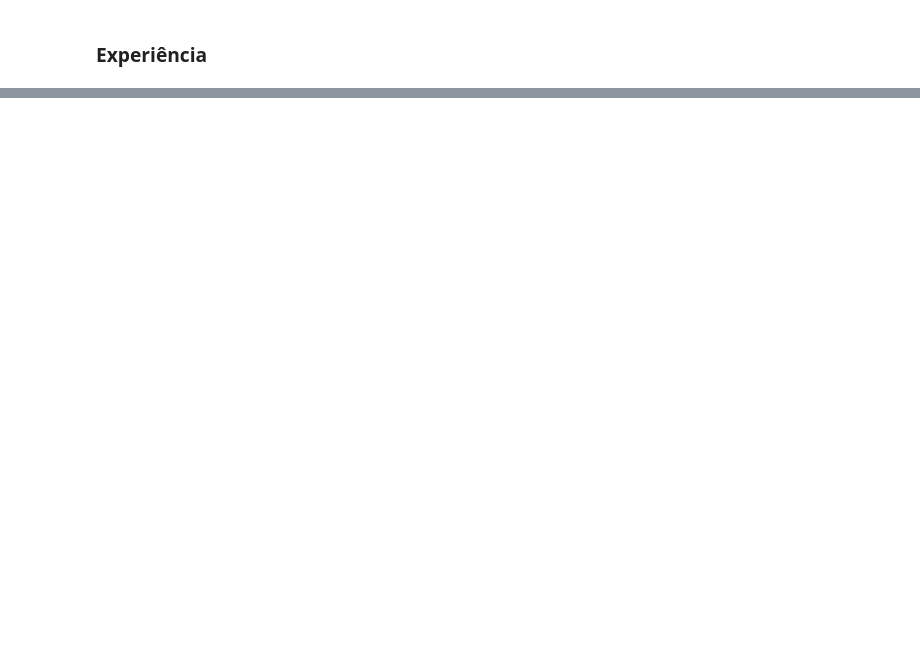
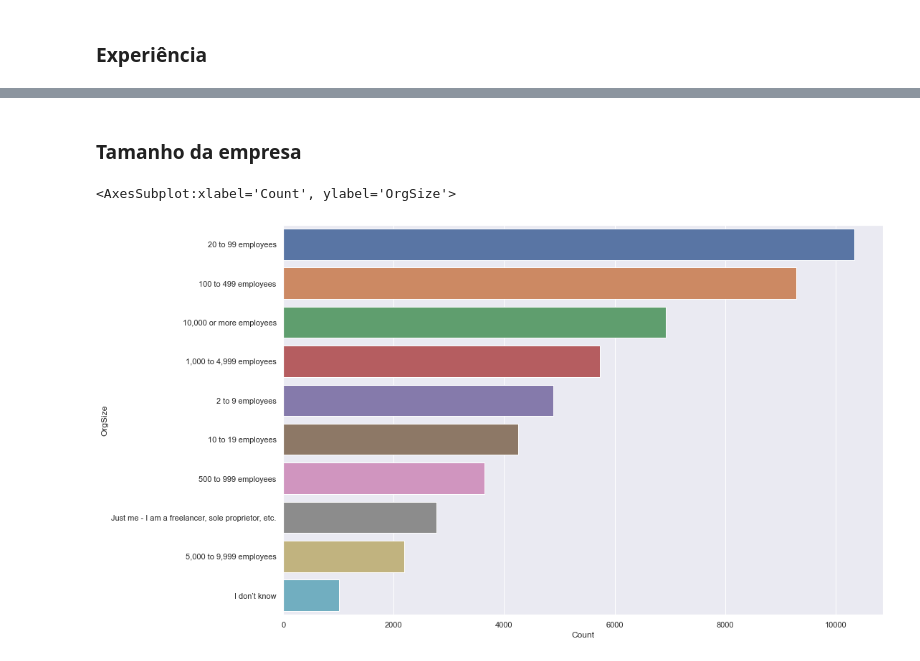
Before and after one commit to mihmilicio/data-science, a Jupyter notebook: visualizacao.ipynb, the cells around one changed output, grey strips where cells are left out. Drawn from its saved outputs; the diff is of its cells as text; code cells hidden in the pictures; blank space fills up the shorter version.

```diff
--- a/visualizacao.ipynb
+++ b/visualizacao.ipynb
@@ -180,0 +231,10 @@ sns.barplot(data=dfg_learncode, x="count", y="category", orient="h")
+# %% [markdown]
+### Tamanho da empresa
+# %%
+dfg_orgsize = df.groupby(['OrgSize']).size().reset_index(name='Count').sort_values('Count', ascending=False)
+
+plt.figure(figsize=(15,10))
+sns.barplot(data=dfg_orgsize, x="Count", y="OrgSize", orient="h")
+# %% [output]
+<AxesSubplot:xlabel='Count', ylabel='OrgSize'>
+[figure, added]
```
Also changed, not shown: parts of 15 cells of this notebook, 2 other files.
